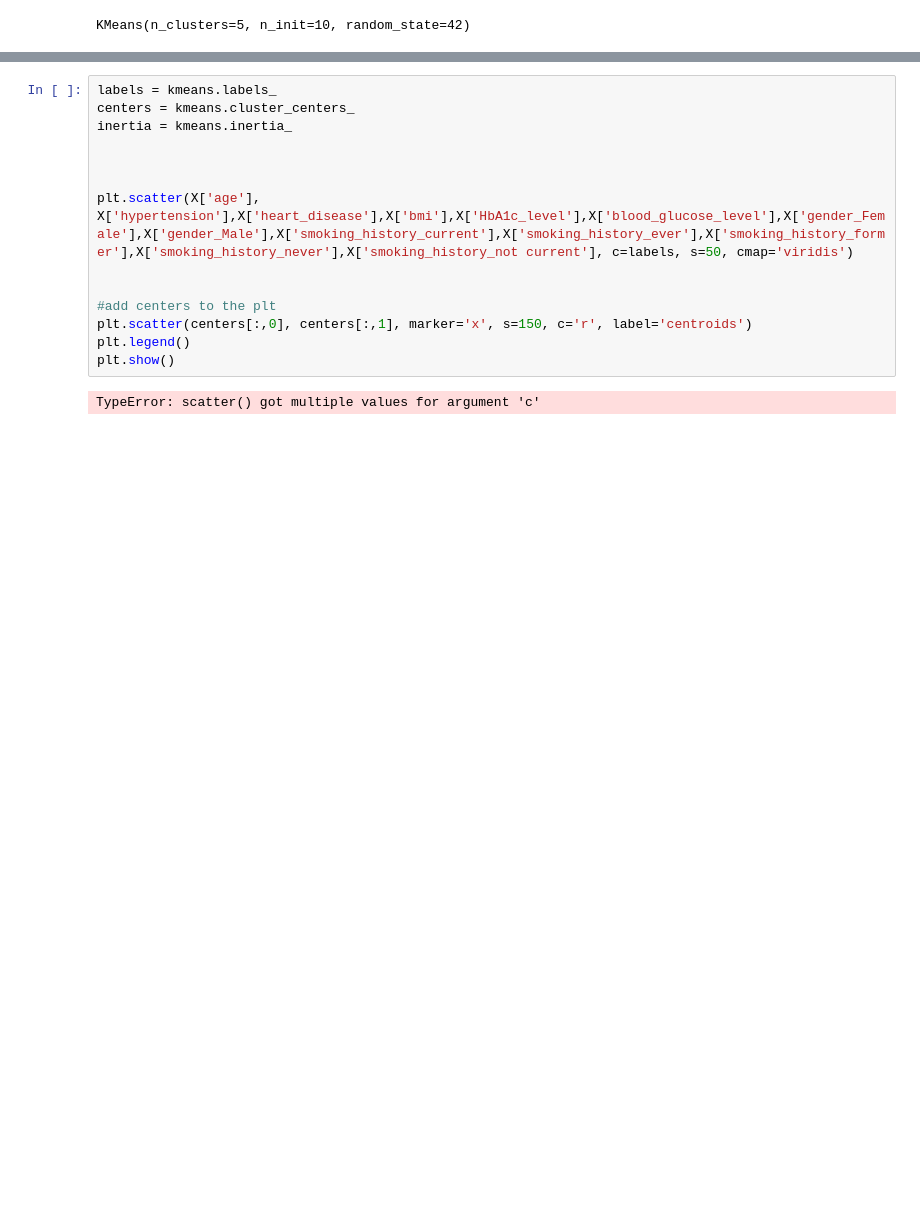
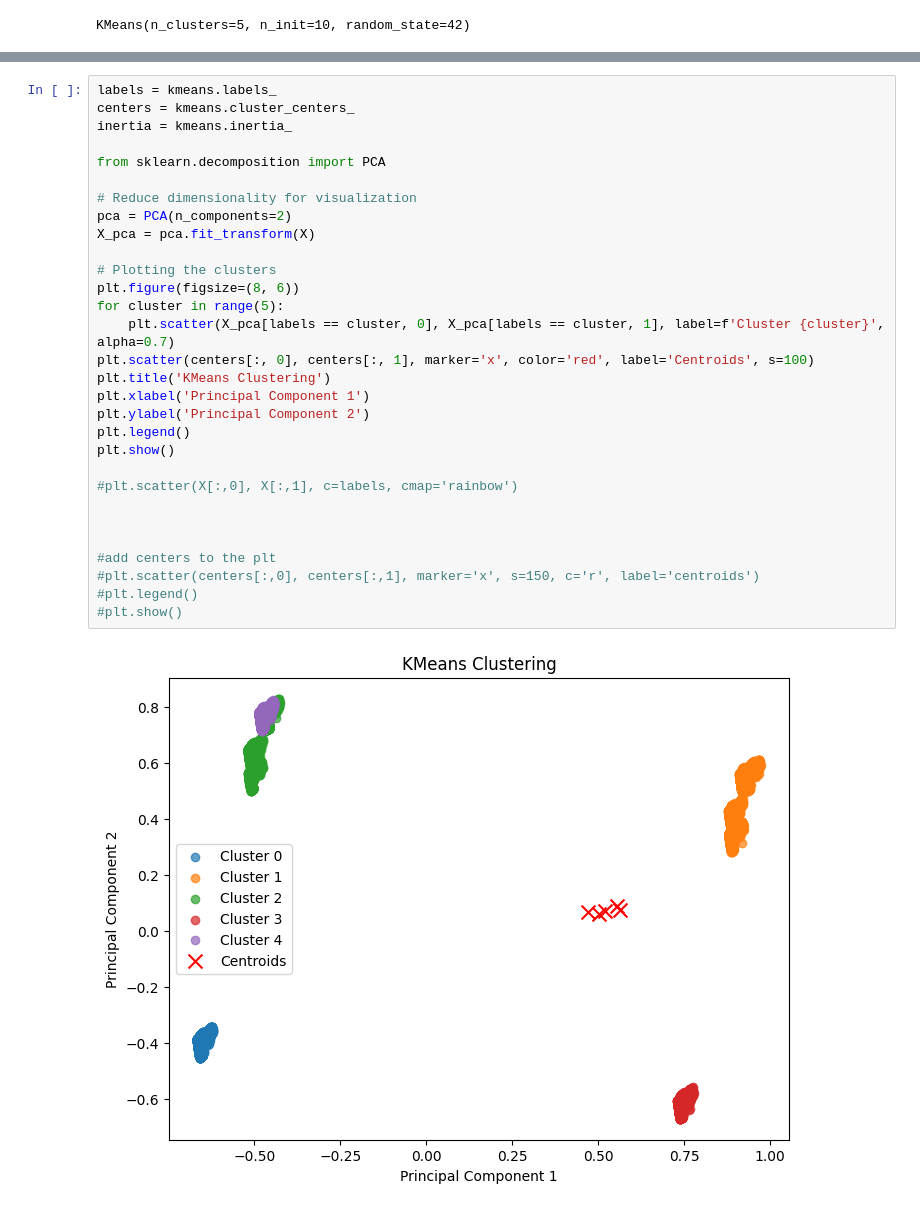
Before and after one commit to Filip-Dvorak/ZYZZ, a Jupyter notebook: Clustering.ipynb, the cells around one changed output, grey strips where cells are left out. Saved outputs shown, nothing was run; the diff lists cells and outputs as text; blank space fills up the shorter version.

```diff
--- a/Clustering.ipynb
+++ b/Clustering.ipynb
@@ -74,17 +88,33 @@ X
 99982 rows × 13 columns
-# %%
-labels = kmeans.labels_
-centers = kmeans.cluster_centers_
-inertia = kmeans.inertia_
-
-
-
-plt.scatter(X['age'], X['hypertension'],X['heart_disease'],X['bmi'],X['HbA1c_level'],X['blood_glucose_level'],X['gender_Female'],X['gender_Male'],X['smoking_history_current'],X['smoking_history_ever'],X['smoking_history_former'],X['smoking_history_never'],X['smoking_history_not current'], c=labels, s=50, cmap='viridis')
-
-
-#add centers to the plt
-plt.scatter(centers[:,0], centers[:,1], marker='x', s=150, c='r', label='centroids')
-plt.legend()
-plt.show()
-# %% [output]
-TypeError: scatter() got multiple values for argument 'c'
+# %%
+labels = kmeans.labels_
+centers = kmeans.cluster_centers_
+inertia = kmeans.inertia_
+
+from sklearn.decomposition import PCA
+
+# Reduce dimensionality for visualization
+pca = PCA(n_components=2)
+X_pca = pca.fit_transform(X)
+
+# Plotting the clusters
+plt.figure(figsize=(8, 6))
+for cluster in range(5):
+    plt.scatter(X_pca[labels == cluster, 0], X_pca[labels == cluster, 1], label=f'Cluster {cluster}', alpha=0.7)
+plt.scatter(centers[:, 0], centers[:, 1], marker='x', color='red', label='Centroids', s=100)
+plt.title('KMeans Clustering')
+plt.xlabel('Principal Component 1')
+plt.ylabel('Principal Component 2')
+plt.legend()
+plt.show()
+
+#plt.scatter(X[:,0], X[:,1], c=labels, cmap='rainbow')
+
+
+
+#add centers to the plt
+#plt.scatter(centers[:,0], centers[:,1], marker='x', s=150, c='r', label='centroids')
+#plt.legend()
+#plt.show()
+# %% [output]
+[figure, added]
```
Also changed, not shown: parts of 2 cells of this notebook, 1 other file.
